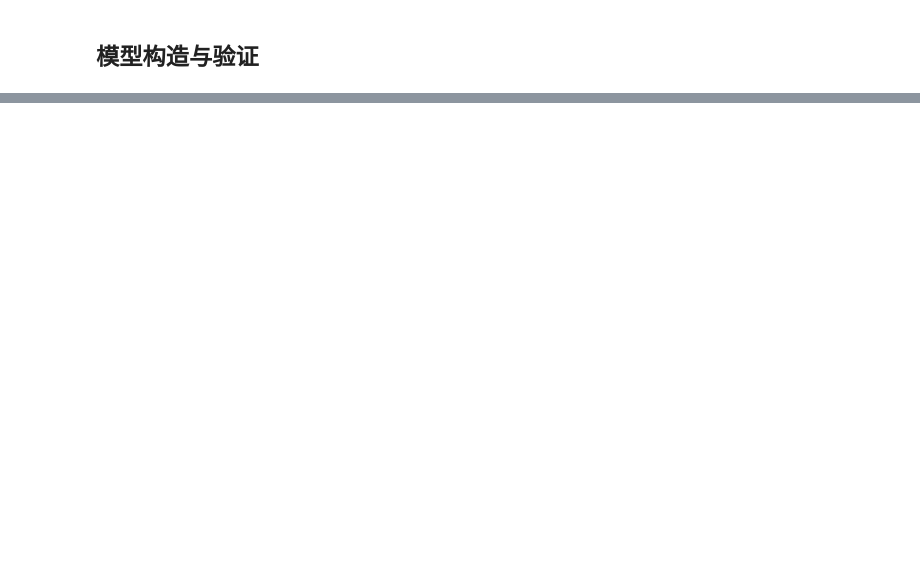
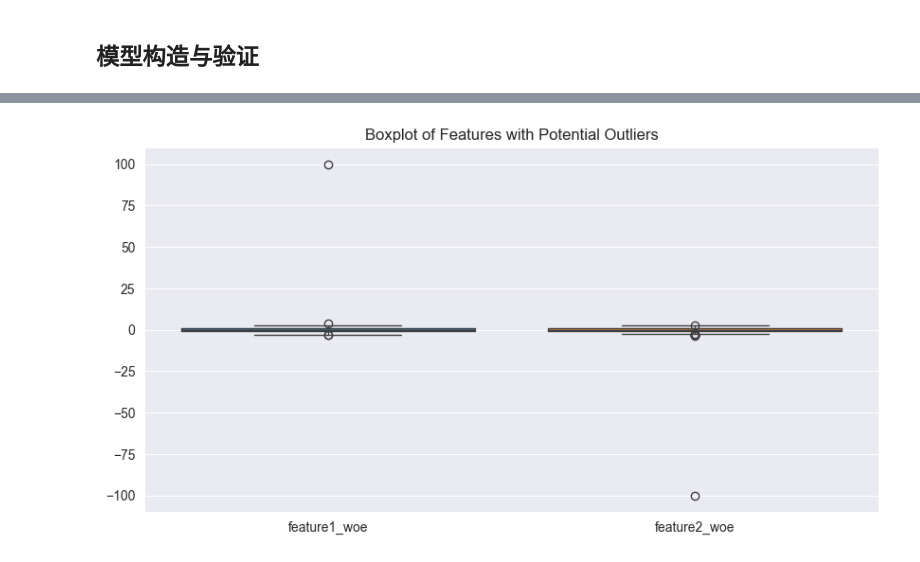
Before and after one commit to peiyan03/Credit-Score-Project, a Jupyter notebook: src/德国信用数据库分析.ipynb, the cells around one changed output, grey strips where cells are left out. Saved outputs shown, nothing was run; the diff lists cells and outputs as text; code cells hidden in the pictures; blank space fills up the shorter version.

Commit message:
Improve current code, add more steps to increase the accuracy of the model. Add Stacking part of the model. Confirm that the Creadit Score system is using the LR model after testing

```diff
--- a/src/德国信用数据库分析.ipynb
+++ b/src/德国信用数据库分析.ipynb
@@ -457,0 +840,85 @@ print(X_test.head())
+# %%
+import numpy as np
+import pandas as pd
+from sklearn.model_selection import train_test_split, cross_val_score
+from sklearn.preprocessing import StandardScaler
+from sklearn.linear_model import LogisticRegression
+from sklearn.metrics import accuracy_score, roc_auc_score, confusion_matrix, classification_report
+import matplotlib.pyplot as plt
+import seaborn as sns
+
+# 示例数据集
+data = pd.DataFrame({
+    'feature1_woe': np.random.randn(1000),
+    'feature2_woe': np.random.randn(1000),
+    'default': np.random.randint(0, 2, 1000)
+})
+
+# 添加一些异常值
+data.loc[0, 'feature1_woe'] = 100
+data.loc[1, 'feature2_woe'] = -100
+
+# 检查缺失值
+print(data.isnull().sum())
+
+# 检测异常值
+plt.figure(figsize=(10, 5))
+sns.boxplot(data=data[['feature1_woe', 'feature2_woe']])
+plt.title("Boxplot of Features with Potential Outliers")
+plt.show()
+
+# 分割数据集为训练集和测试集
+X = data[['feature1_woe', 'feature2_woe']]
+y = data['default']
+X_train, X_test, y_train, y_test = train_test_split(X, y, test_size=0.2, random_state=42, stratify=y)
+
+# 对数据进行标准化处理
+scaler = StandardScaler()
+X_train = scaler.fit_transform(X_train)
+X_test = scaler.transform(X_test)
+
+# 建立逻辑回归模型
+model_LR = LogisticRegression(max_iter=10000, C=1.0, penalty='l2', solver='lbfgs')
+
+# 使用交叉验证评估模型性能
+cv_scores = cross_val_score(model_LR, X_train, y_train, cv=5, scoring='accuracy')
+print(f"Logistic Regression Cross-validated accuracy: {cv_scores.mean():.4f} ± {cv_scores.std():.4f}")
+
+# 在训练集上训练模型
+model_LR.fit(X_train, y_train)
+y_pred = model_LR.predict(X_test)
+y_pred_proba = model_LR.predict_proba(X_test)[:, 1]
+
+# 评估模型性能
+accuracy = accuracy_score(y_test, y_pred)
+auc = roc_auc_score(y_test, y_pred_proba)
+print(f"Accuracy: {accuracy:.4f}")
+print(f"AUC: {auc:.4f}")
+print("Confusion Matrix:")
+print(confusion_matrix(y_test, y_pred))
+print("Classification Report:")
+print(classification_report(y_test, y_pred))
+
+# 模型鲁棒性测试 - 添加噪声
+X_test_noisy = X_test + np.random.normal(0, 1, X_test.shape)
+y_pred_noisy = model_LR.predict(X_test_noisy)
+y_pred_proba_noisy = model_LR.predict_proba(X_test_noisy)[:, 1]
+
+# 评估噪声下的模型性能
+accuracy_noisy = accuracy_score(y_test, y_pred_noisy)
+auc_noisy = roc_auc_score(y_test, y_pred_proba_noisy)
+print(f"Accuracy with noise: {accuracy_noisy:.4f}")
+print(f"AUC with noise: {auc_noisy:.4f}")
+
+# 异常输入值测试
+X_test_extreme = X_test.copy()
+X_test_extreme[0, :] = [999, -999]
+y_pred_extreme = model_LR.predict(X_test_extreme)
+y_pred_proba_extreme = model_LR.predict_proba(X_test_extreme)[:, 1]
+
+# 评估极端值下的模型性能
+accuracy_extreme = accuracy_score(y_test, y_pred_extreme)
+auc_extreme = roc_auc_score(y_test, y_pred_proba_extreme)
+print(f"Accuracy with extreme values: {accuracy_extreme:.4f}")
+print(f"AUC with extreme values: {auc_extreme:.4f}")
+# %% [output]
@@ -457,0 +929 @@ print(X_test.head())
+[figure, added]
```
Also changed, not shown: parts of 46 cells of this notebook, 6 other files.
